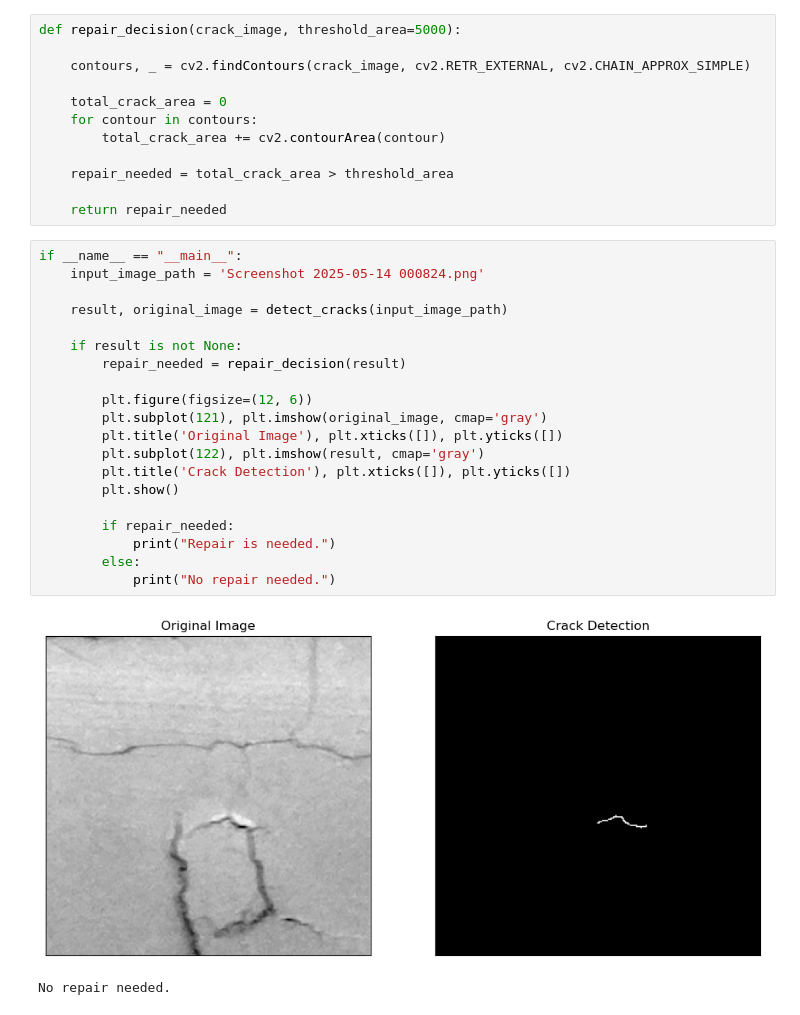
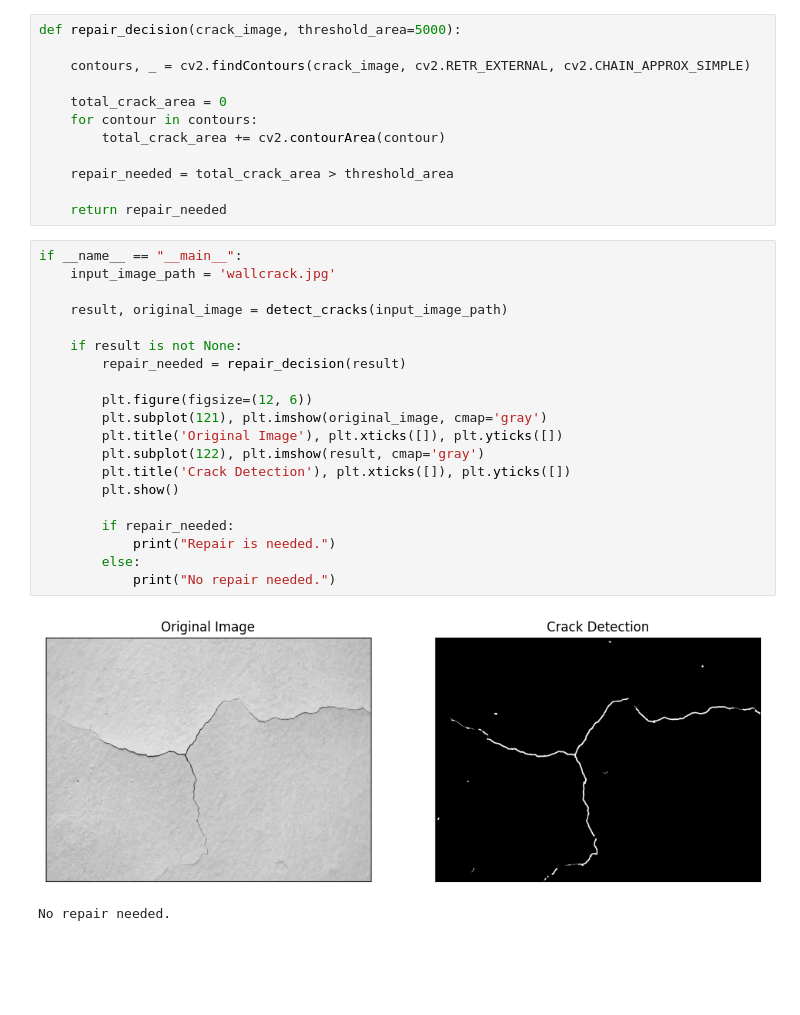
Before and after one commit to Garv98/Wall-Crack-Detection-Repair-Recommendation-System, a Jupyter notebook: crack.ipynb, the cells around one changed output. Drawn from its saved outputs; the diff is of its cells as text; blank space fills up the shorter version.

```diff
--- a/crack.ipynb
+++ b/crack.ipynb
@@ -32,24 +32,24 @@ def repair_decision(crack_image, threshold_area=5000):
     return repair_needed
 # %%
 if __name__ == "__main__":
-    input_image_path = 'Screenshot 2025-05-14 000824.png'
+    input_image_path = 'wallcrack.jpg'
 
     result, original_image = detect_cracks(input_image_path)
 
     if result is not None:
         repair_needed = repair_decision(result)
 
         plt.figure(figsize=(12, 6))
         plt.subplot(121), plt.imshow(original_image, cmap='gray')
         plt.title('Original Image'), plt.xticks([]), plt.yticks([])
         plt.subplot(122), plt.imshow(result, cmap='gray')
         plt.title('Crack Detection'), plt.xticks([]), plt.yticks([])
         plt.show()
 
         if repair_needed:
             print("Repair is needed.")
         else:
             print("No repair needed.")
 # %% [output]
-[figure, old version]
+[figure, new version]
 No repair needed.
```
